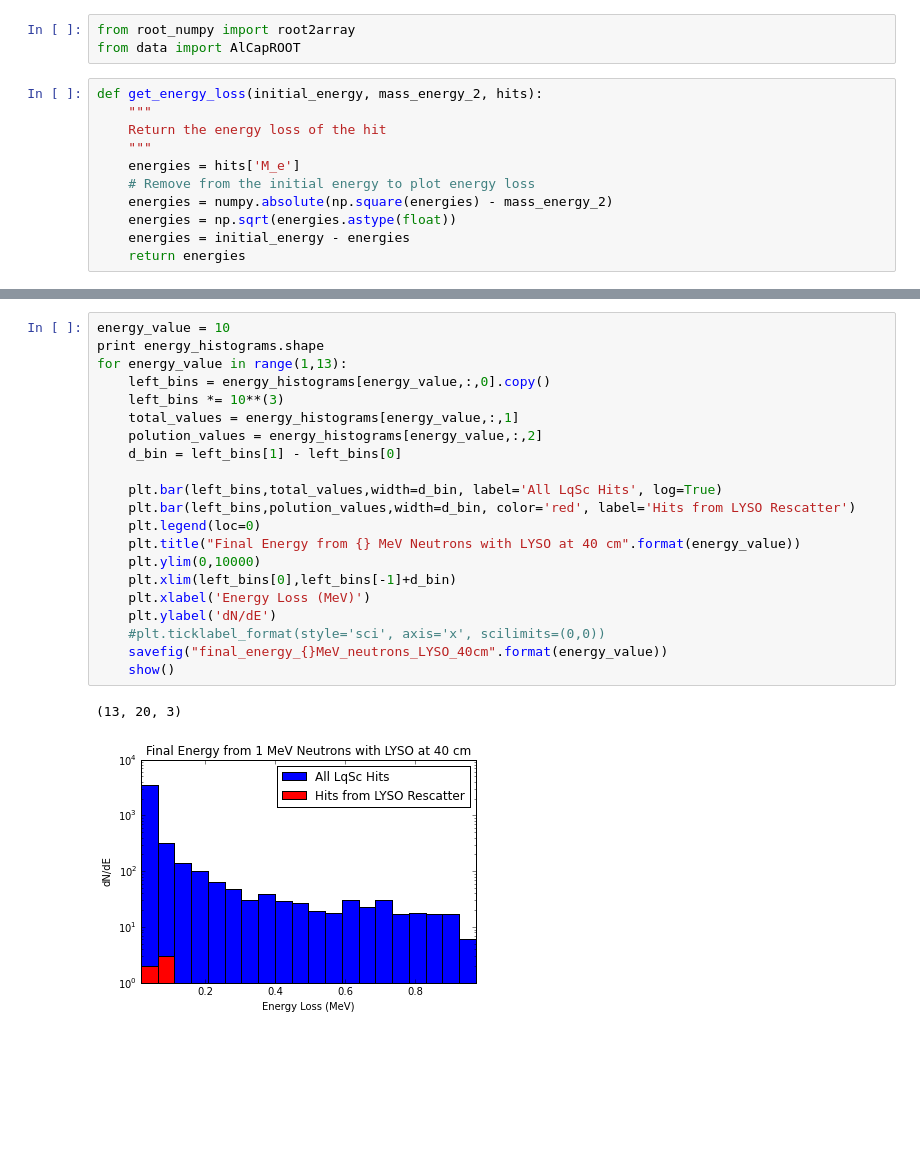
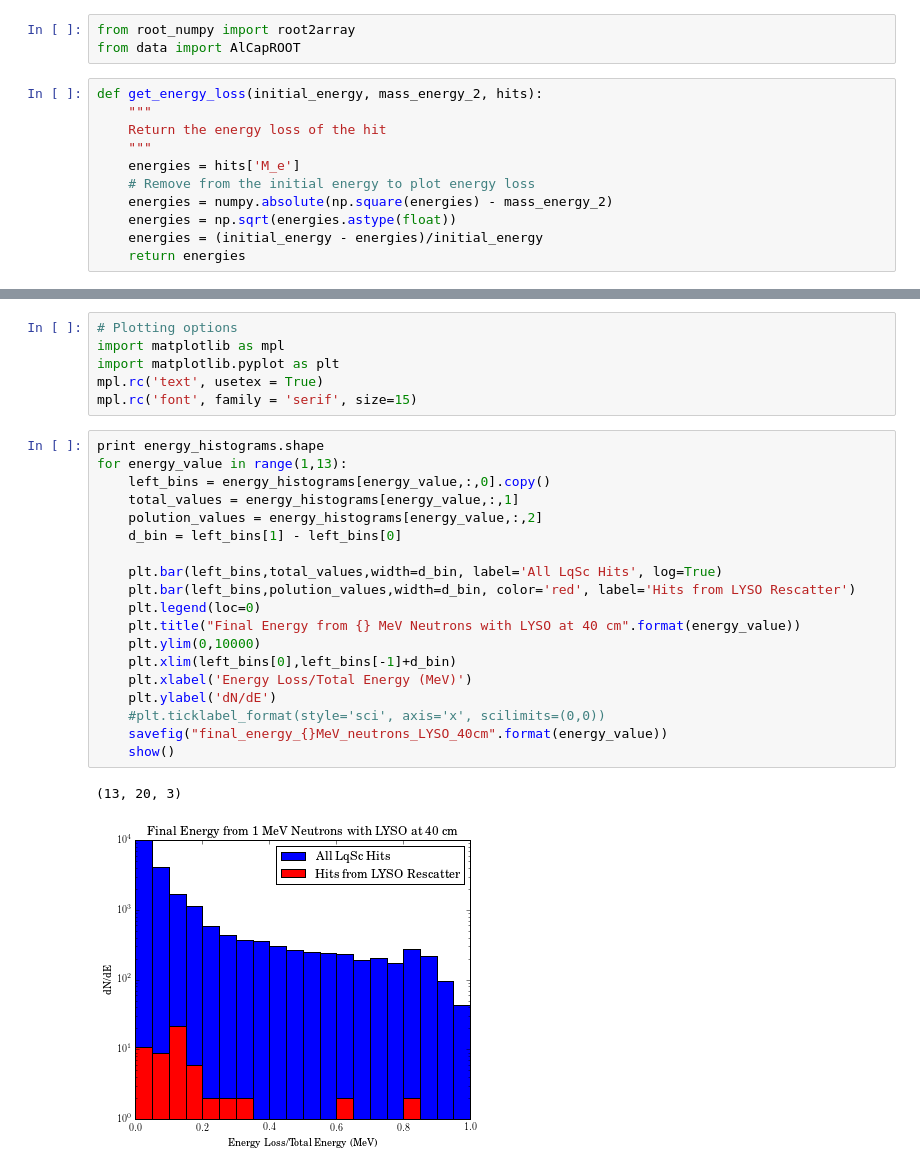
Before and after one commit to e-gillies-ix/PAlCap, a Jupyter notebook: notebooks/40_cm_lyso_rescatter.ipynb, the cells around one changed output, grey strips where cells are left out. Saved outputs shown, nothing was run; the diff lists cells and outputs as text; blank space fills up the shorter version.

```diff
--- a/notebooks/40_cm_lyso_rescatter.ipynb
+++ b/notebooks/40_cm_lyso_rescatter.ipynb
@@ -24,5 +24,5 @@ def get_energy_loss(initial_energy, mass_energy_2, hits):
     # Remove from the initial energy to plot energy loss
     energies = numpy.absolute(np.square(energies) - mass_energy_2)
     energies = np.sqrt(energies.astype(float))
-    energies = initial_energy - energies
+    energies = (initial_energy - energies)/initial_energy
     return energies
@@ -139,27 +153,31 @@ Processing 11 MeV data
 0.011
 Processing 12 MeV data
 0.012
+# %%
+# Plotting options
+import matplotlib as mpl
+import matplotlib.pyplot as plt
+mpl.rc('text', usetex = True)
+mpl.rc('font', family = 'serif', size=15)
 # %%
-energy_value = 10
 print energy_histograms.shape
 for energy_value in range(1,13):
     left_bins = energy_histograms[energy_value,:,0].copy()
-    left_bins *= 10**(3)
     total_values = energy_histograms[energy_value,:,1]
     polution_values = energy_histograms[energy_value,:,2]
     d_bin = left_bins[1] - left_bins[0]
 
     plt.bar(left_bins,total_values,width=d_bin, label='All LqSc Hits', log=True)
     plt.bar(left_bins,polution_values,width=d_bin, color='red', label='Hits from LYSO Rescatter')
     plt.legend(loc=0)
     plt.title("Final Energy from {} MeV Neutrons with LYSO at 40 cm".format(energy_value))
     plt.ylim(0,10000)
     plt.xlim(left_bins[0],left_bins[-1]+d_bin)
-    plt.xlabel('Energy Loss (MeV)')
+    plt.xlabel('Energy Loss/Total Energy (MeV)')
     plt.ylabel('dN/dE')
     #plt.ticklabel_format(style='sci', axis='x', scilimits=(0,0))
     savefig("final_energy_{}MeV_neutrons_LYSO_40cm".format(energy_value))
     show()
 # %% [output]
 (13, 20, 3)
-[figure, old version]
+[figure, new version]
```
Also changed, not shown: parts of 14 cells of this notebook, 5 other files.
